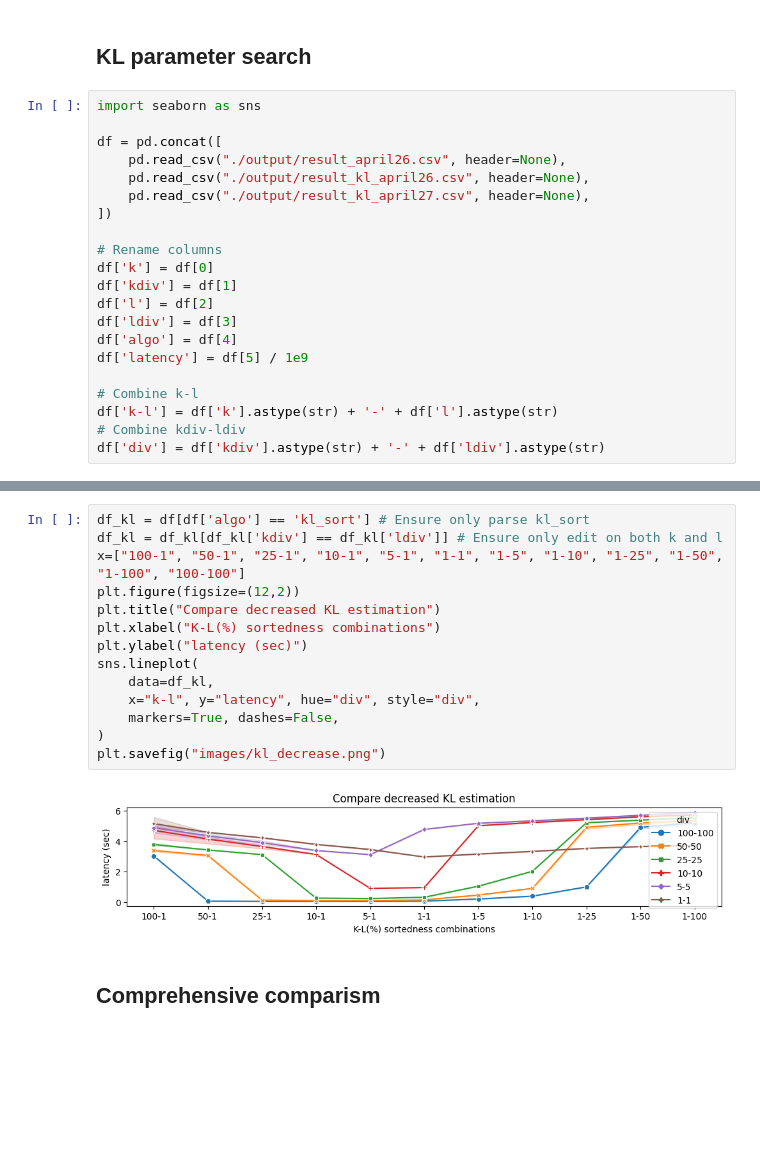
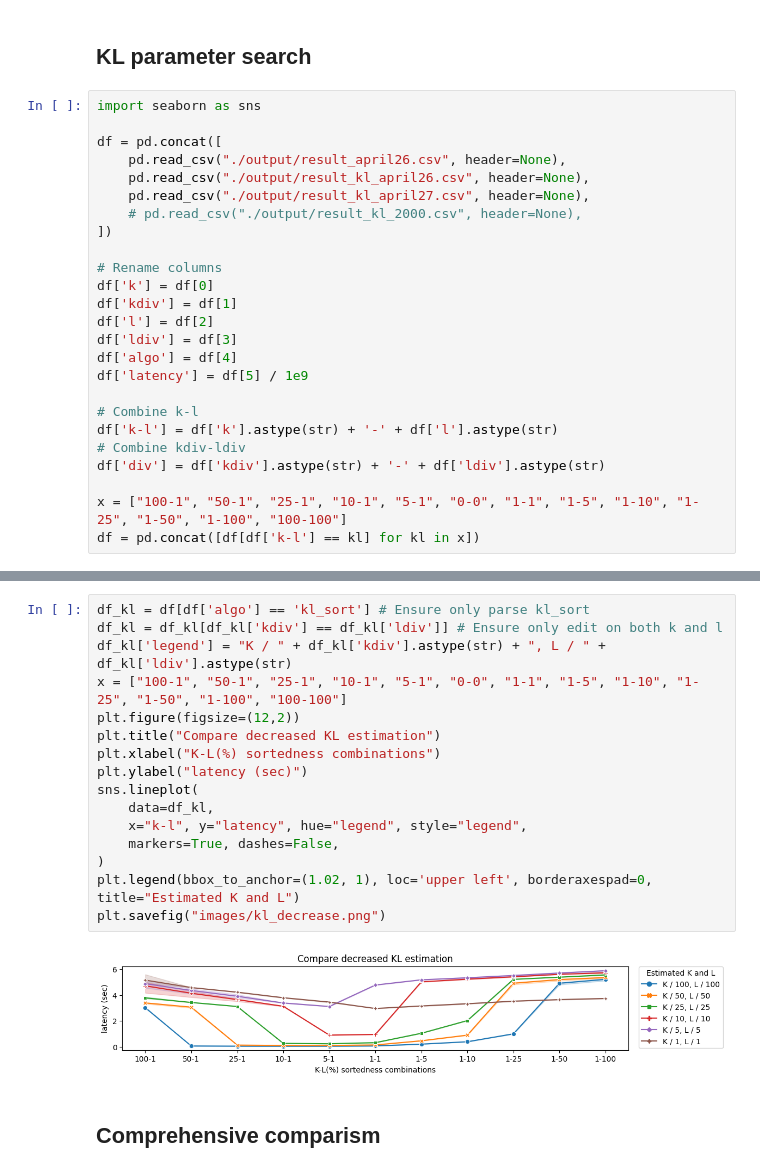
Before and after one commit to lin826/Eval-Sort, a Jupyter notebook: plot.ipynb, the cells around one changed output, grey strips where cells are left out. Cells and saved outputs as stored; diff of their text form; blank space fills up the shorter version.

```diff
--- a/plot.ipynb
+++ b/plot.ipynb
@@ -93,6 +93,7 @@ df = pd.concat([
     pd.read_csv("./output/result_april26.csv", header=None),
     pd.read_csv("./output/result_kl_april26.csv", header=None),
     pd.read_csv("./output/result_kl_april27.csv", header=None),
+    # pd.read_csv("./output/result_kl_2000.csv", header=None),
 ])
 
 # Rename columns
@@ -107,6 +108,9 @@ df['latency'] = df[5] / 1e9
 df['k-l'] = df['k'].astype(str) + '-' + df['l'].astype(str)
 # Combine kdiv-ldiv
 df['div'] = df['kdiv'].astype(str) + '-' + df['ldiv'].astype(str)
+
+x = ["100-1", "50-1", "25-1", "10-1", "5-1", "0-0", "1-1", "1-5", "1-10", "1-25", "1-50", "1-100", "100-100"]
+df = pd.concat([df[df['k-l'] == kl] for kl in x])
 # %%
 df_k = df[df['algo'] == 'kl_sort'] # Ensure only parse kl_sort
 df_k = df_k[df_k['ldiv'] == 1] # Ensure only edit on k
@@ -141,19 +147,21 @@ plt.savefig("images/l_decrease.png")
 # %%
 df_kl = df[df['algo'] == 'kl_sort'] # Ensure only parse kl_sort
 df_kl = df_kl[df_kl['kdiv'] == df_kl['ldiv']] # Ensure only edit on both k and l
-x=["100-1", "50-1", "25-1", "10-1", "5-1", "1-1", "1-5", "1-10", "1-25", "1-50", "1-100", "100-100"]
+df_kl['legend'] = "K / " + df_kl['kdiv'].astype(str) + ", L / " + df_kl['ldiv'].astype(str)
+x = ["100-1", "50-1", "25-1", "10-1", "5-1", "0-0", "1-1", "1-5", "1-10", "1-25", "1-50", "1-100", "100-100"]
 plt.figure(figsize=(12,2))
 plt.title("Compare decreased KL estimation")
 plt.xlabel("K-L(%) sortedness combinations")
 plt.ylabel("latency (sec)")
 sns.lineplot(
     data=df_kl,
-    x="k-l", y="latency", hue="div", style="div",
+    x="k-l", y="latency", hue="legend", style="legend",
     markers=True, dashes=False,
 )
+plt.legend(bbox_to_anchor=(1.02, 1), loc='upper left', borderaxespad=0, title="Estimated K and L")
 plt.savefig("images/kl_decrease.png")
 # %% [output]
-[figure, old version]
+[figure, new version]
 # %% [markdown]
 ## Comprehensive comparism
 # %%
```
Also changed, not shown: parts of 4 cells of this notebook, 1 other file.
